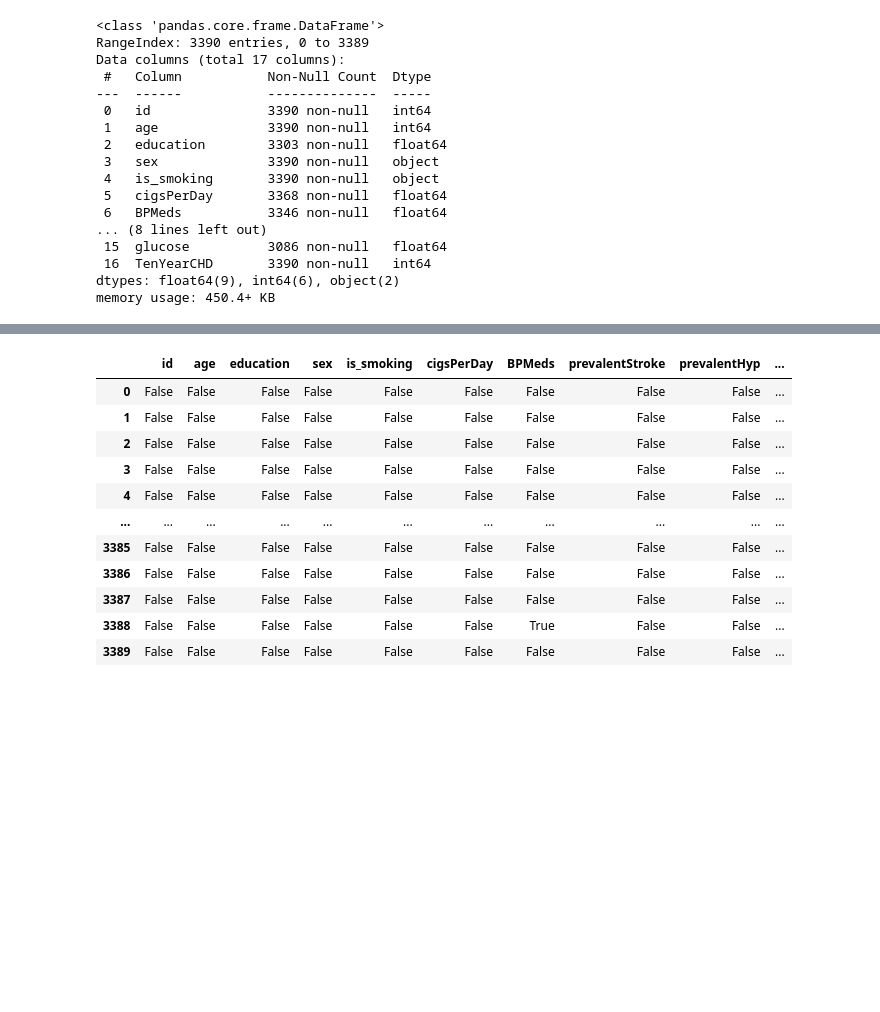
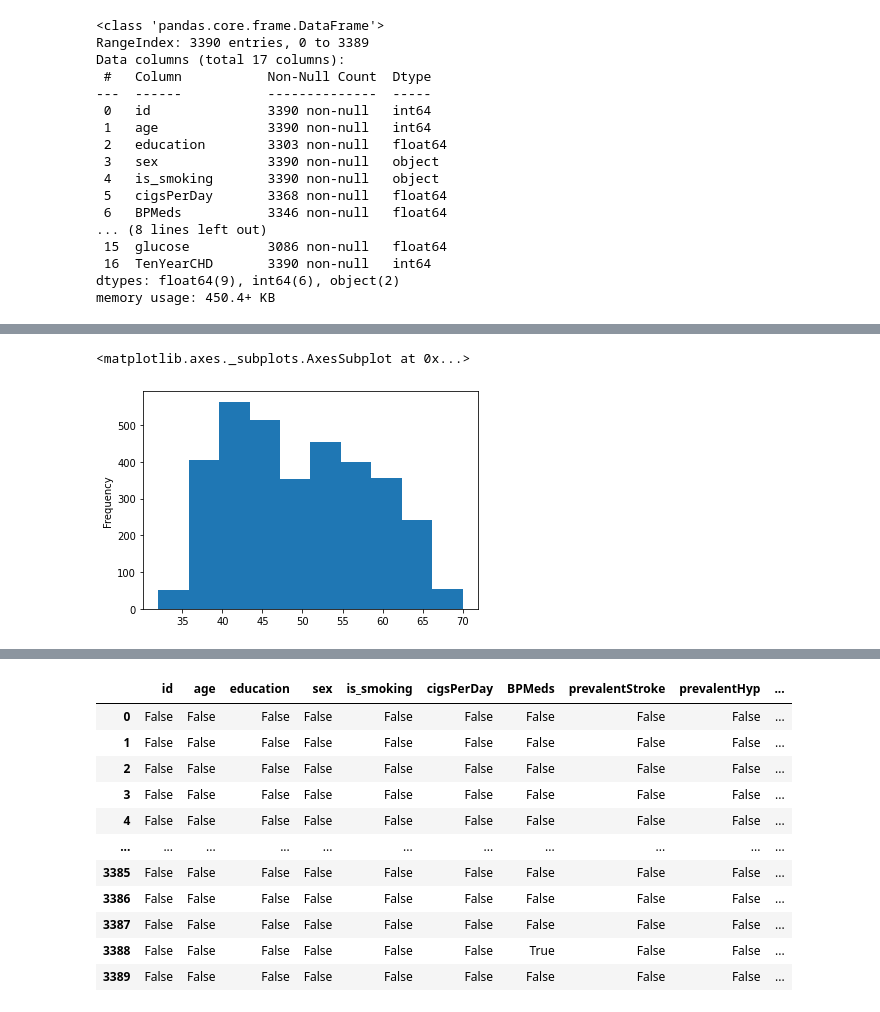
Before and after one commit to Madhu-95/capstone_project3_ml_classification, a Jupyter notebook: Cardiovascular_risk_prediction(classification_ML)_By_MADHU_KUMARI.ipynb, the cells around one changed output, grey strips where cells are left out. Drawn from its saved outputs; the diff is of its cells as text; code cells hidden in the pictures; blank space fills up the shorter version.

```diff
--- a/Cardiovascular_risk_prediction(classification_ML)_By_MADHU_KUMARI.ipynb
+++ b/Cardiovascular_risk_prediction(classification_ML)_By_MADHU_KUMARI.ipynb
@@ -179,0 +219,5 @@ memory usage: 450.4+ KB
+# %%
+df["age"].plot.hist()
+# %% [output]
+<matplotlib.axes._subplots.AxesSubplot at 0x...>
+[figure, added]
```
Also changed, not shown: parts of 29 cells of this notebook.
